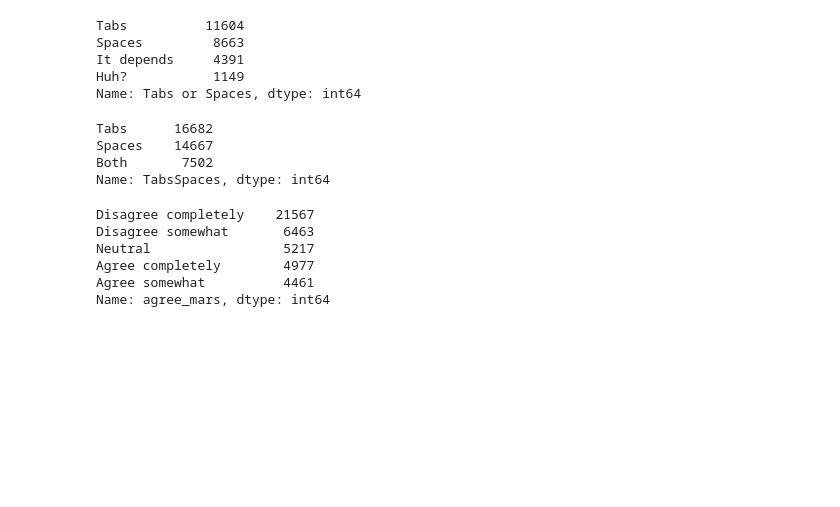
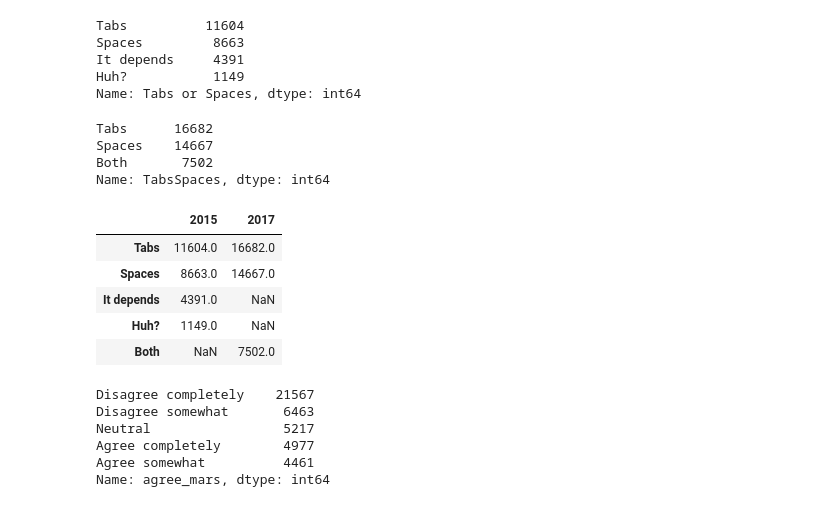
Before and after one commit to gabrieltempass/stack-overflow-survey, a Jupyter notebook: stack_overflow_survey.ipynb, the cells around one changed output. Cells and saved outputs as stored; diff of their text form; code cells hidden in the pictures; blank space fills up the shorter version.

```diff
--- a/stack_overflow_survey.ipynb
+++ b/stack_overflow_survey.ipynb
@@ -90,6 +89,19 @@ Tabs      16682
 Spaces    14667
 Both       7502
 Name: TabsSpaces, dtype: int64
+# %%
+q3_15.rename('2015', inplace=True)
+q3_17.rename('2017', inplace=True)
+
+q3 = pd.concat([q3_15, q3_17], axis=1)
+q3
+# %% [output]
+|  | 2015 | 2017 |
+| Tabs | 11604.0 | 16682.0 |
+| Spaces | 8663.0 | 14667.0 |
+| It depends | 4391.0 | NaN |
+| Huh? | 1149.0 | NaN |
+| Both | NaN | 7502.0 |
 # %%
 # How much do you agree or disagree with the following statement?
 # I want to go to Mars right now, even if there's a chance I never come back.
```
Also changed, not shown: parts of 36 cells of this notebook.
